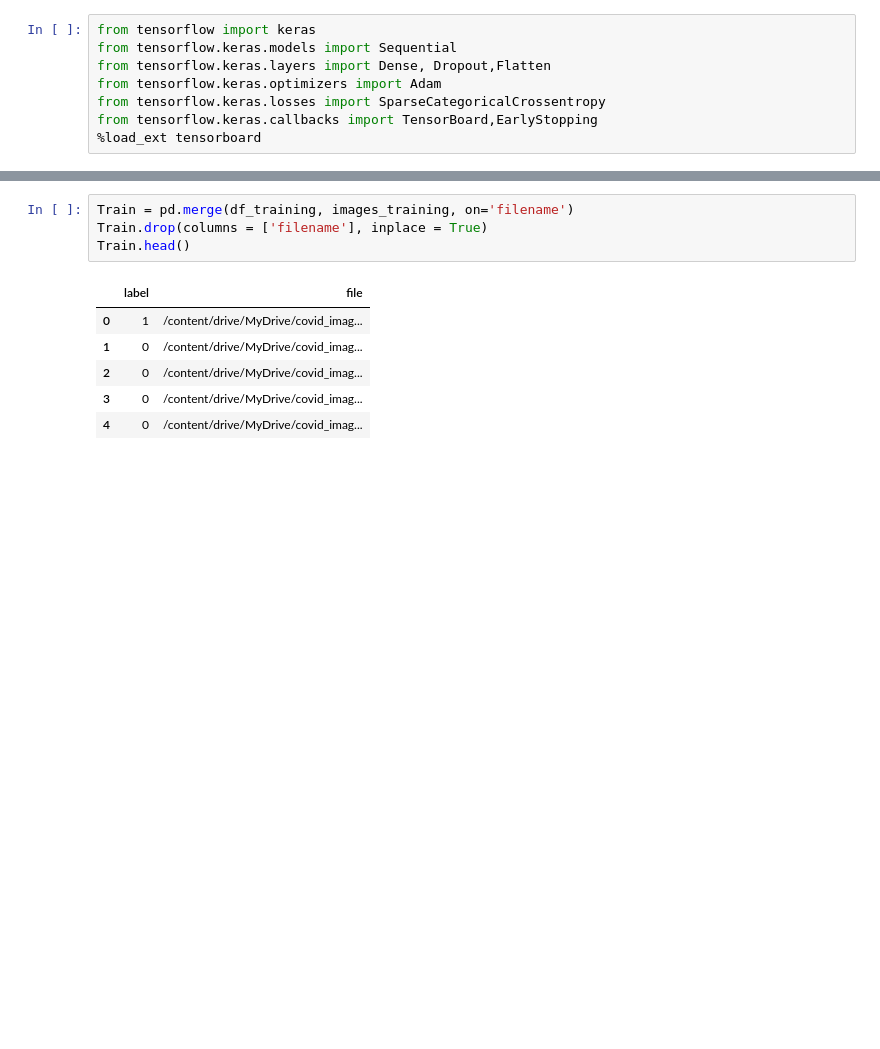
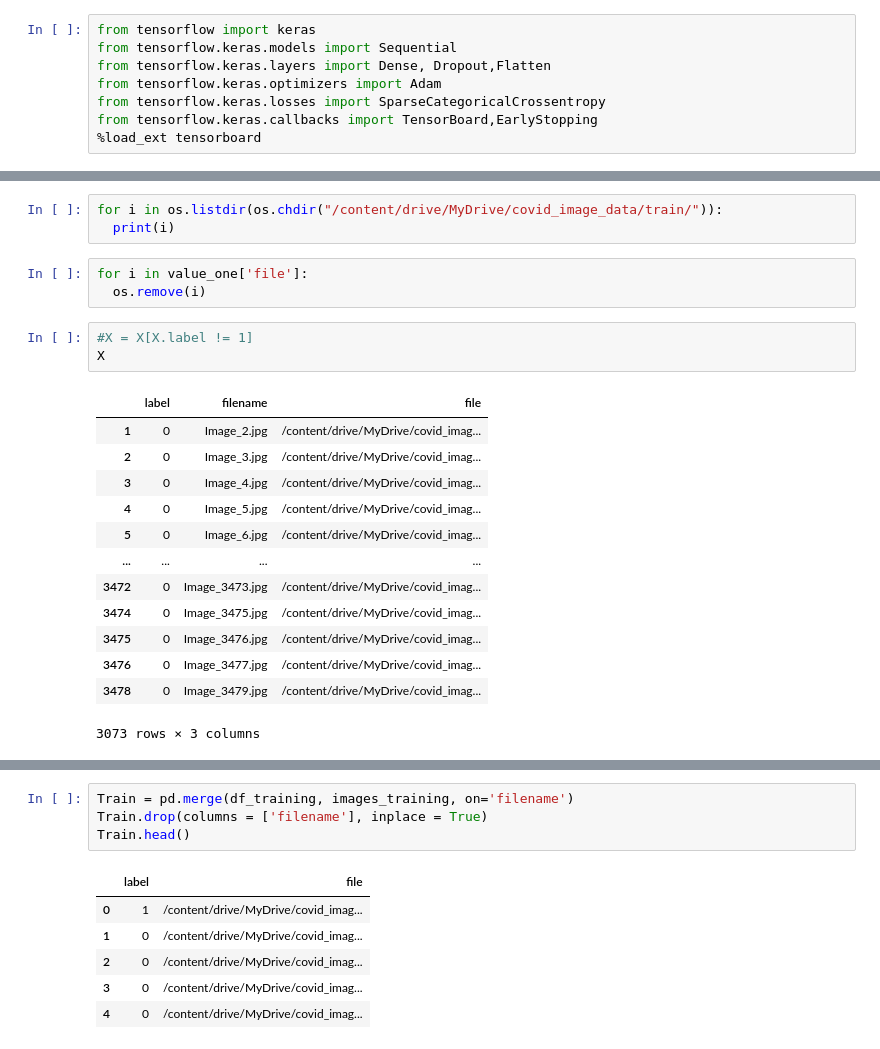
Before and after one commit to bhanuteja2001/COVID-19-XrayDetection, a Jupyter notebook: Datathon.ipynb, the cells around one changed output, grey strips where cells are left out. Saved outputs shown, nothing was run; the diff lists cells and outputs as text; blank space fills up the shorter version.

```diff
--- a/Datathon.ipynb
+++ b/Datathon.ipynb
@@ -136,0 +187,23 @@ import matplotlib.pyplot as plt
+# %%
+for i in os.listdir(os.chdir("/content/drive/MyDrive/covid_image_data/train/")):
+  print(i)
+# %%
+for i in value_one['file']:
+  os.remove(i)
+# %%
+#X = X[X.label != 1]
+X
+# %% [output]
+|  | label | filename | file |
+| 1 | 0 | Image_2.jpg | /content/drive/MyDrive/covid_imag... |
+| 2 | 0 | Image_3.jpg | /content/drive/MyDrive/covid_imag... |
+| 3 | 0 | Image_4.jpg | /content/drive/MyDrive/covid_imag... |
+| 4 | 0 | Image_5.jpg | /content/drive/MyDrive/covid_imag... |
+| 5 | 0 | Image_6.jpg | /content/drive/MyDrive/covid_imag... |
+| ... | ... | ... | ... |
+| 3472 | 0 | Image_3473.jpg | /content/drive/MyDrive/covid_imag... |
+| 3474 | 0 | Image_3475.jpg | /content/drive/MyDrive/covid_imag... |
+| 3475 | 0 | Image_3476.jpg | /content/drive/MyDrive/covid_imag... |
+| 3476 | 0 | Image_3477.jpg | /content/drive/MyDrive/covid_imag... |
+| 3478 | 0 | Image_3479.jpg | /content/drive/MyDrive/covid_imag... |
+3073 rows × 3 columns
```
Also changed, not shown: parts of 33 cells of this notebook.
